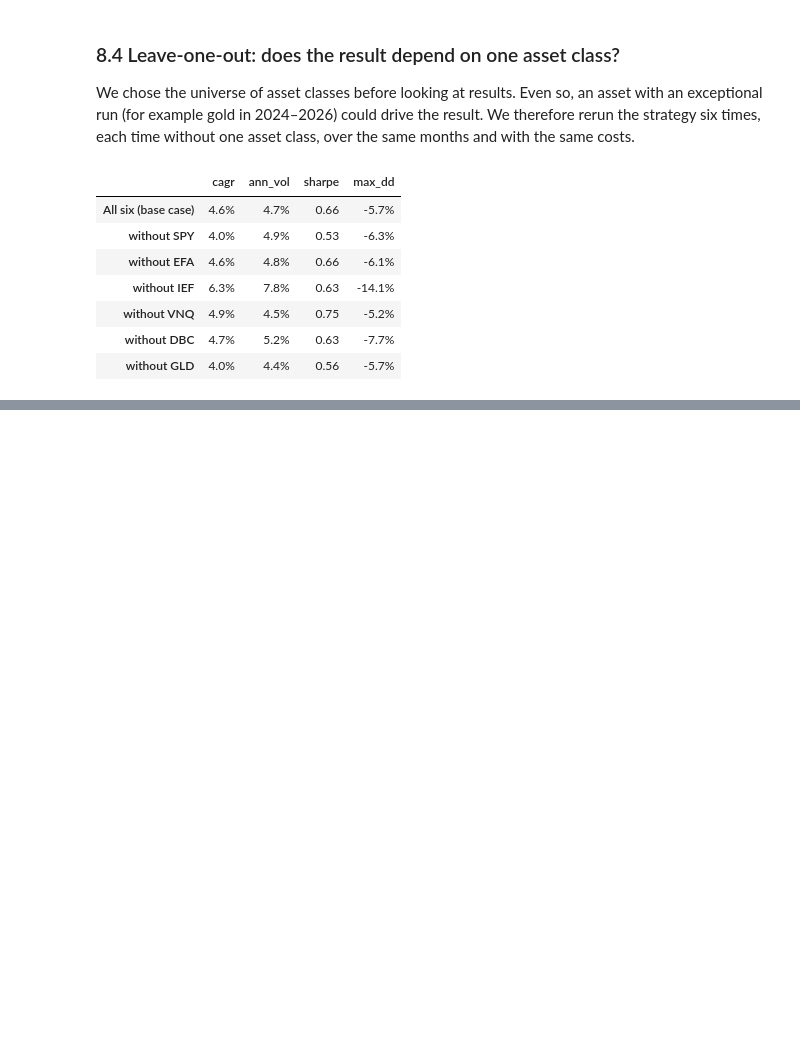
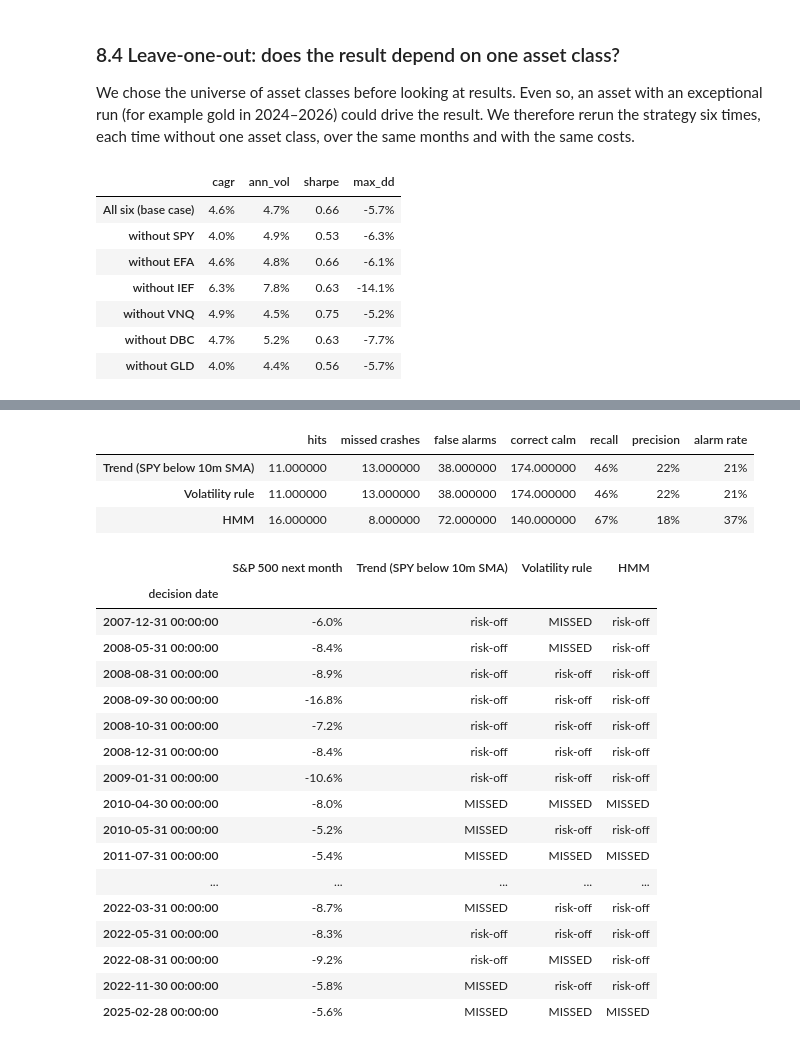
Before and after one commit to paul2108/04_Financial-Modelin-Group-projects, a Jupyter notebook: notebook/GroupZ_RiskParity_Trend.ipynb, the cells around one changed output, grey strips where cells are left out. Drawn from its saved outputs; the diff is of its cells as text; code cells hidden in the pictures; blank space fills up the shorter version.

```diff
--- a/notebook/GroupZ_RiskParity_Trend.ipynb
+++ b/notebook/GroupZ_RiskParity_Trend.ipynb
@@ -1428,10 +1462,9 @@ Sharpe ratios around the base case, not a single spike. All runs use the same mo
 SMA_GRID = [6, 7, 8, 9, 10, 11, 12]
 COV_GRID = [63, 126, 252]
 heat = pd.DataFrame(index=COV_GRID, columns=SMA_GRID, dtype=float)
-for cw in COV_GRID:
-    for sm_ in SMA_GRID:
-        run = run_strategy(data, RISKY_ASSETS, cw, sm_, True, WEIGHTING, COST_BPS, T0)
-        heat.loc[cw, sm_] = performance_summary(run["returns"], data.rf_m)["sharpe"]
+for cw, sm_ in tqdm([(c, m) for c in COV_GRID for m in SMA_GRID], desc="Parameter grid (21 backtests)"):
+    run = run_strategy(data, RISKY_ASSETS, cw, sm_, True, WEIGHTING, COST_BPS, T0)
+    heat.loc[cw, sm_] = performance_summary(run["returns"], data.rf_m)["sharpe"]
 heat.index.name, heat.columns.name = "risk window (days)", "SMA (months)"
 
 fig, ax = plt.subplots(figsize=(FIG_W, 1.7), layout="constrained")
@@ -1507,0 +1718,11 @@ loo.style.format({"cagr": "{:.1%}", "ann_vol": "{:.1%}", "sharpe": "{:.2f}", "ma
+# %%
+checkpoint("9 ML extension")
+# Extract (ML): daily S&P 500 total return index since 1990, used only to train and run the HMM
+hmm_px = clean_prices(download_prices([MARKET], HMM_CFG.start, END))[MARKET].dropna()
+features = regime_features(hmm_px, HMM_CFG.vol_window)
+print(f"HMM data: {hmm_px.index[0].date()} to {hmm_px.index[-1].date()} ({len(hmm_px):,} trading days)")
+assert hmm_px.index[-1] <= pd.Timestamp("2026-10-31"), "no data after the sample end"
+assert not features.isna().any().any()
+register("hmm_data_start", hmm_px.index[0], "date", "First month of S&P 500 data used to train the HMM", "9",
+         [MARKET])
+features.describe().T.round(4)
@@ -1507,0 +1872,58 @@ loo.style.format({"cagr": "{:.1%}", "ann_vol": "{:.1%}", "sharpe": "{:.2f}", "ma
+# %%
+eval_dates = DECISION_DATES[:-1]
+mkt_next = data.rets_m[MARKET].shift(-1).reindex(eval_dates)
+stress_m = mkt_next < HMM_CFG.stress_threshold
+SIGNALS = {
+    "Trend (SPY below 10m SMA)": trend_signal(data.prices_m[["SPY"]], SMA_WINDOW)["SPY"].reindex(eval_dates) == 0,
+    "Volatility rule": risk_off_vol.reindex(eval_dates),
+    "HMM": risk_off_hmm.reindex(eval_dates),
+}
+conf = {}
+for name, sig in SIGNALS.items():
+    sig = sig.astype(bool)
+    tp, fn = int((sig & stress_m).sum()), int((~sig & stress_m).sum())
+    fp, tn = int((sig & ~stress_m).sum()), int((~sig & ~stress_m).sum())
+    conf[name] = {"hits": tp, "missed crashes": fn, "false alarms": fp, "correct calm": tn,
+                  "recall": tp / (tp + fn) if tp + fn else np.nan,
+                  "precision": tp / (tp + fp) if tp + fp else np.nan, "alarm rate": sig.mean()}
+conf = pd.DataFrame(conf).T
+register("ml_stress_threshold", -HMM_CFG.stress_threshold, "pct0", "Stress month: S&P 500 falls by more than this in the next month",
+         "9.3", [MARKET])
+register("ml_n_stress", int(stress_m.sum()), "int", "Stress months (S&P 500 falls > 5% next month)", "9.3", [MARKET])
+for name, key in [("Trend (SPY below 10m SMA)", "trend"), ("Volatility rule", "vol"), ("HMM", "hmm")]:
+    register(f"ml_recall_{key}", conf.loc[name, "recall"], "pct1", f"{name}: share of stress months flagged",
+             "9.3", [MARKET, "SPY"])
+    register(f"ml_precision_{key}", conf.loc[name, "precision"], "pct1", f"{name}: share of alarms followed by stress",
+             "9.3", [MARKET, "SPY"])
+    register(f"ml_missed_{key}", int(conf.loc[name, "missed crashes"]), "int", f"{name}: missed stress months",
+             "9.3", [MARKET, "SPY"])
+
+errors = pd.DataFrame({"S&P 500 next month": mkt_next[stress_m]}
+                      | {name: sig.reindex(stress_m[stress_m].index).map({True: "risk-off", False: "MISSED"})
+                         for name, sig in SIGNALS.items()})
+errors.index.name = "decision date"
+display(conf.style.format({"recall": "{:.0%}", "precision": "{:.0%}", "alarm rate": "{:.0%}"}))
+errors.style.format({"S&P 500 next month": "{:.1%}"})
+# %% [output]
+|  | hits | missed crashes | false alarms | correct calm | recall | precision | alarm rate |
+| Trend (SPY below 10m SMA) | 11.000000 | 13.000000 | 38.000000 | 174.000000 | 46% | 22% | 21% |
+| Volatility rule | 11.000000 | 13.000000 | 38.000000 | 174.000000 | 46% | 22% | 21% |
+| HMM | 16.000000 | 8.000000 | 72.000000 | 140.000000 | 67% | 18% | 37% |
+|  | S&P 500 next month | Trend (SPY below 10m SMA) | Volatility rule | HMM |
+| decision date |  |  |  |  |
+| 2007-12-31 00:00:00 | -6.0% | risk-off | MISSED | risk-off |
+| 2008-05-31 00:00:00 | -8.4% | risk-off | MISSED | risk-off |
+| 2008-08-31 00:00:00 | -8.9% | risk-off | risk-off | risk-off |
+| 2008-09-30 00:00:00 | -16.8% | risk-off | risk-off | risk-off |
+| 2008-10-31 00:00:00 | -7.2% | risk-off | risk-off | risk-off |
+| 2008-12-31 00:00:00 | -8.4% | risk-off | risk-off | risk-off |
+| 2009-01-31 00:00:00 | -10.6% | risk-off | risk-off | risk-off |
+| 2010-04-30 00:00:00 | -8.0% | MISSED | MISSED | MISSED |
+| 2010-05-31 00:00:00 | -5.2% | MISSED | risk-off | risk-off |
+| 2011-07-31 00:00:00 | -5.4% | MISSED | MISSED | MISSED |
+| ... | ... | ... | ... | ... |
+| 2022-03-31 00:00:00 | -8.7% | MISSED | risk-off | risk-off |
+| 2022-05-31 00:00:00 | -8.3% | risk-off | risk-off | risk-off |
+| 2022-08-31 00:00:00 | -9.2% | risk-off | MISSED | risk-off |
+| 2022-11-30 00:00:00 | -5.8% | MISSED | risk-off | risk-off |
+| 2025-02-28 00:00:00 | -5.6% | MISSED | MISSED | MISSED |
```
Also changed, not shown: parts of 30 cells of this notebook, 20 other files.
